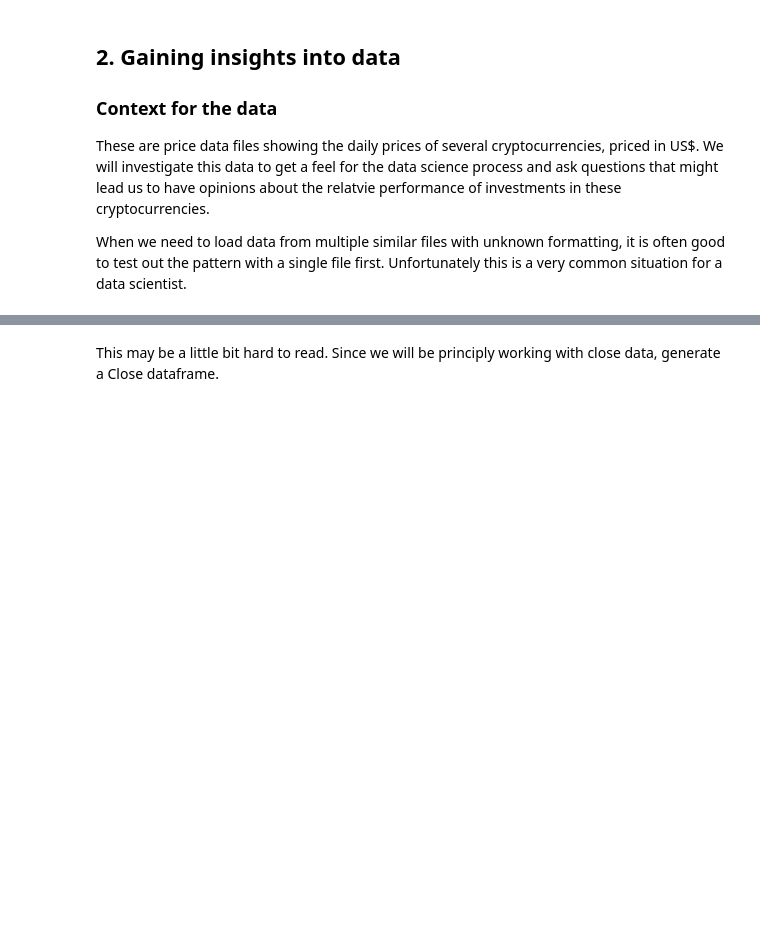
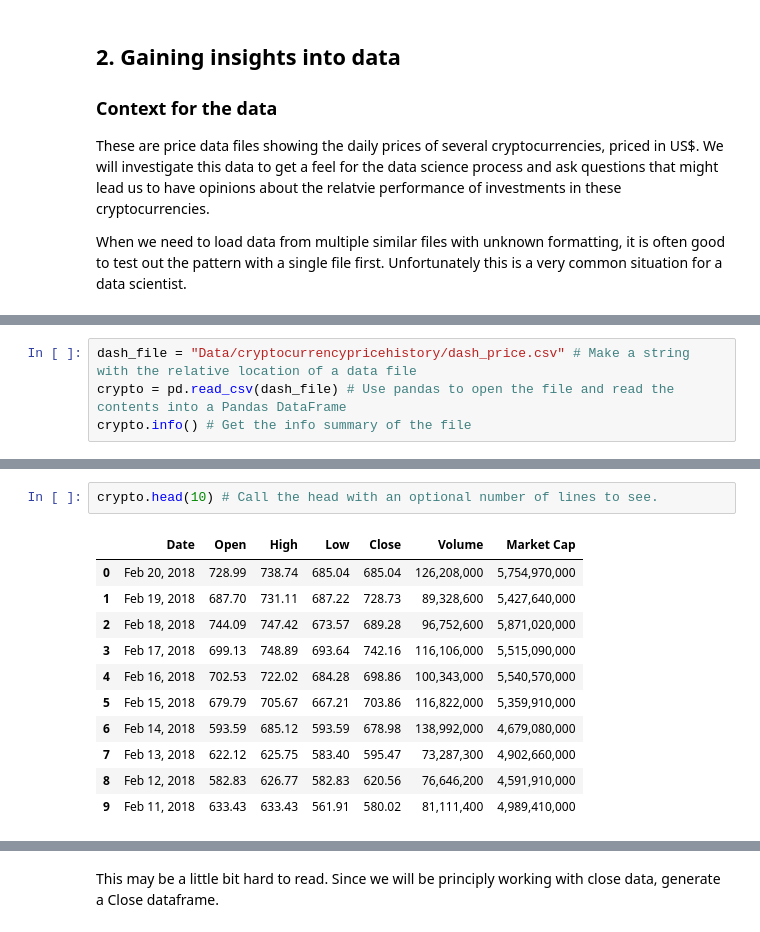
Before and after one commit to microsoft/Reactors, a Jupyter notebook: Data_Science_1/Full_Day/5-Project-Cryptocurrency.ipynb, the cells around one changed output, grey strips where cells are left out. Drawn from its saved outputs; the diff is of its cells as text; blank space fills up the shorter version.

```diff
--- a/Data_Science_1/Full_Day/5-Project-Cryptocurrency.ipynb
+++ b/Data_Science_1/Full_Day/5-Project-Cryptocurrency.ipynb
@@ -255,0 +51,4 @@ ValueError: Could not interpret input 'Date'
+# %%
+dash_file = "Data/cryptocurrencypricehistory/dash_price.csv" # Make a string with the relative location of a data file
+crypto = pd.read_csv(dash_file) # Use pandas to open the file and read the contents into a Pandas DataFrame
+crypto.info() # Get the info summary of the file
@@ -255,0 +74,14 @@ ValueError: Could not interpret input 'Date'
+# %%
+crypto.head(10) # Call the head with an optional number of lines to see.
+# %% [output]
+|  | Date | Open | High | Low | Close | Volume | Market Cap |
+| 0 | Feb 20, 2018 | 728.99 | 738.74 | 685.04 | 685.04 | 126,208,000 | 5,754,970,000 |
+| 1 | Feb 19, 2018 | 687.70 | 731.11 | 687.22 | 728.73 | 89,328,600 | 5,427,640,000 |
+| 2 | Feb 18, 2018 | 744.09 | 747.42 | 673.57 | 689.28 | 96,752,600 | 5,871,020,000 |
+| 3 | Feb 17, 2018 | 699.13 | 748.89 | 693.64 | 742.16 | 116,106,000 | 5,515,090,000 |
+| 4 | Feb 16, 2018 | 702.53 | 722.02 | 684.28 | 698.86 | 100,343,000 | 5,540,570,000 |
+| 5 | Feb 15, 2018 | 679.79 | 705.67 | 667.21 | 703.86 | 116,822,000 | 5,359,910,000 |
+| 6 | Feb 14, 2018 | 593.59 | 685.12 | 593.59 | 678.98 | 138,992,000 | 4,679,080,000 |
+| 7 | Feb 13, 2018 | 622.12 | 625.75 | 583.40 | 595.47 | 73,287,300 | 4,902,660,000 |
+| 8 | Feb 12, 2018 | 582.83 | 626.77 | 582.83 | 620.56 | 76,646,200 | 4,591,910,000 |
+| 9 | Feb 11, 2018 | 633.43 | 633.43 | 561.91 | 580.02 | 81,111,400 | 4,989,410,000 |
```
Also changed, not shown: parts of 49 cells of this notebook.
